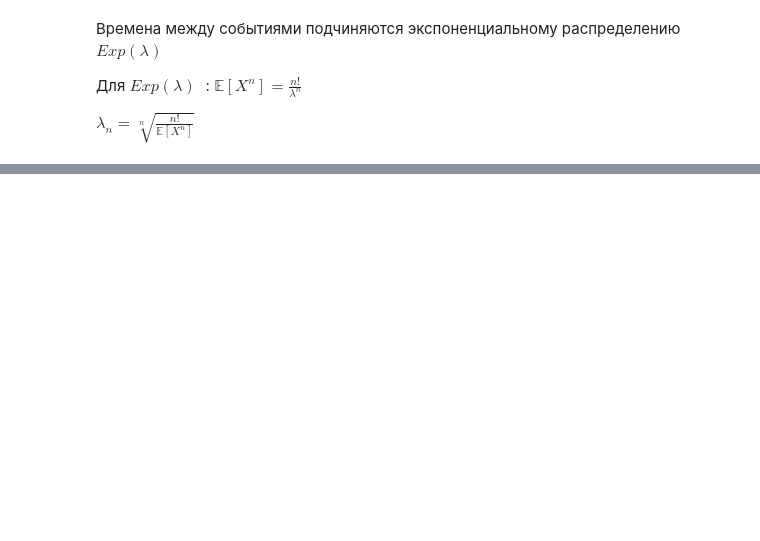
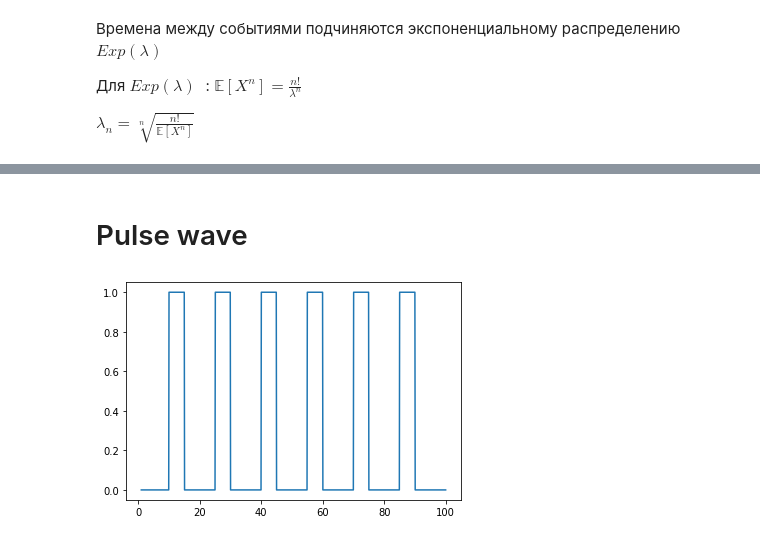
Before and after one commit to maksatsat/xraybursters, a Jupyter notebook: events.ipynb, the cells around one changed output, grey strips where cells are left out. Cells and saved outputs as stored; diff of their text form; code cells hidden in the pictures; blank space fills up the shorter version.

```diff
--- a/events.ipynb
+++ b/events.ipynb
@@ -58 +72,9 @@ display(HTML(tabulate.tabulate(table, tablefmt='html')))
+# %% [markdown]
+# Pulse wave
+# %%
+x = np.linspace(1, 100, 1000)
+plt.plot(x, pulse_wave(x, 10, 5))
+plt.show()
+# %% [output]
+[figure, added]
 # %%
```
Also changed, not shown: parts of 13 cells of this notebook, 2 other files.
